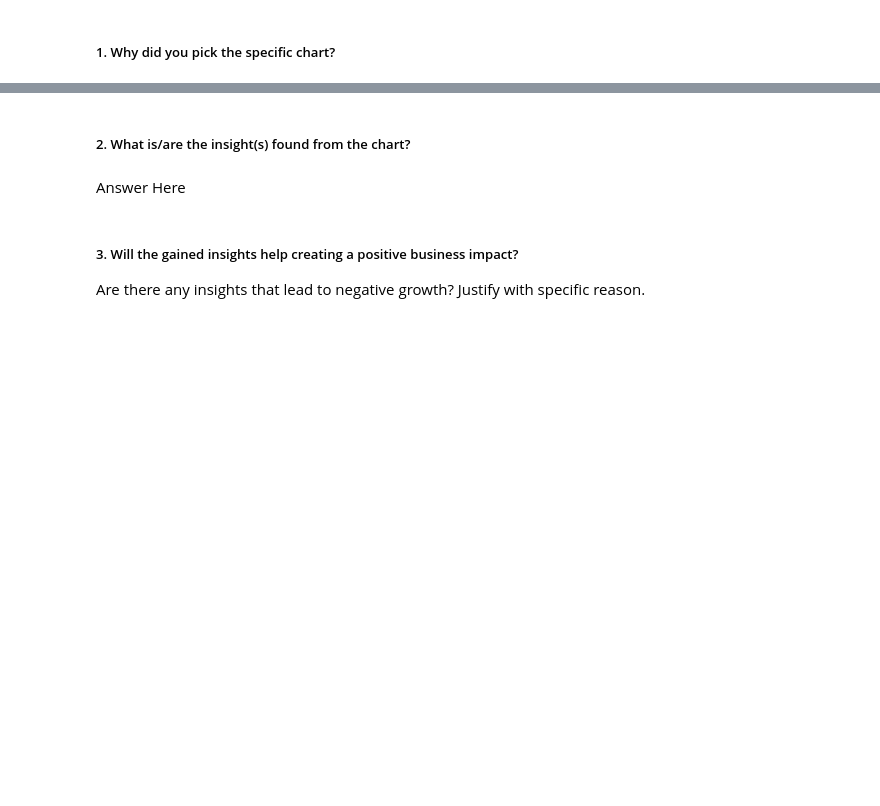
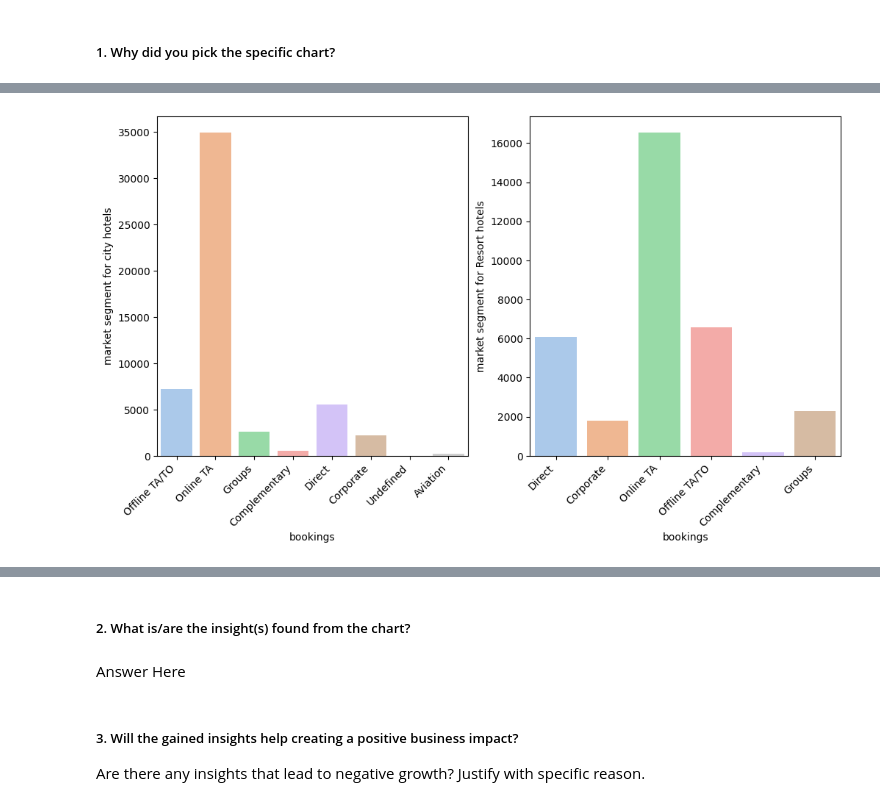
Before and after one commit to kamlendujha123/Hotel-Booking-Dataset-Analysis, a Jupyter notebook: Hotel_Booking_Dataset_Analysis_by_Kamlendu).ipynb, the cells around one changed output, grey strips where cells are left out. Drawn from its saved outputs; the diff is of its cells as text; code cells hidden in the pictures; blank space fills up the shorter version.

```diff
--- a/Hotel_Booking_Dataset_Analysis_by_Kamlendu).ipynb
+++ b/Hotel_Booking_Dataset_Analysis_by_Kamlendu).ipynb
@@ -479,0 +555,17 @@ Answer Here.
+# %%
+import seaborn as sns
+import matplotlib.pyplot as plt
+plt.figure(figsize=(12,6))
+plt.subplot(1,2,1)
+sns.countplot(x='market_segment',data=df[df['hotel']=='City Hotel'],palette='pastel')
+plt.xlabel('bookings')
+plt.ylabel('market segment for city hotels')
+plt.xticks(rotation=45,ha='right')
+plt.subplot(1,2,2)
+sns.countplot(x='market_segment',data=df[df['hotel']=='Resort Hotel'],palette='pastel')
+plt.xlabel('bookings')
+plt.ylabel('market segment for Resort hotels')
+plt.xticks(rotation=45,ha='right')
+plt.show()
+# %% [output]
+[figure, added]
```
Also changed, not shown: parts of 233 cells of this notebook.
